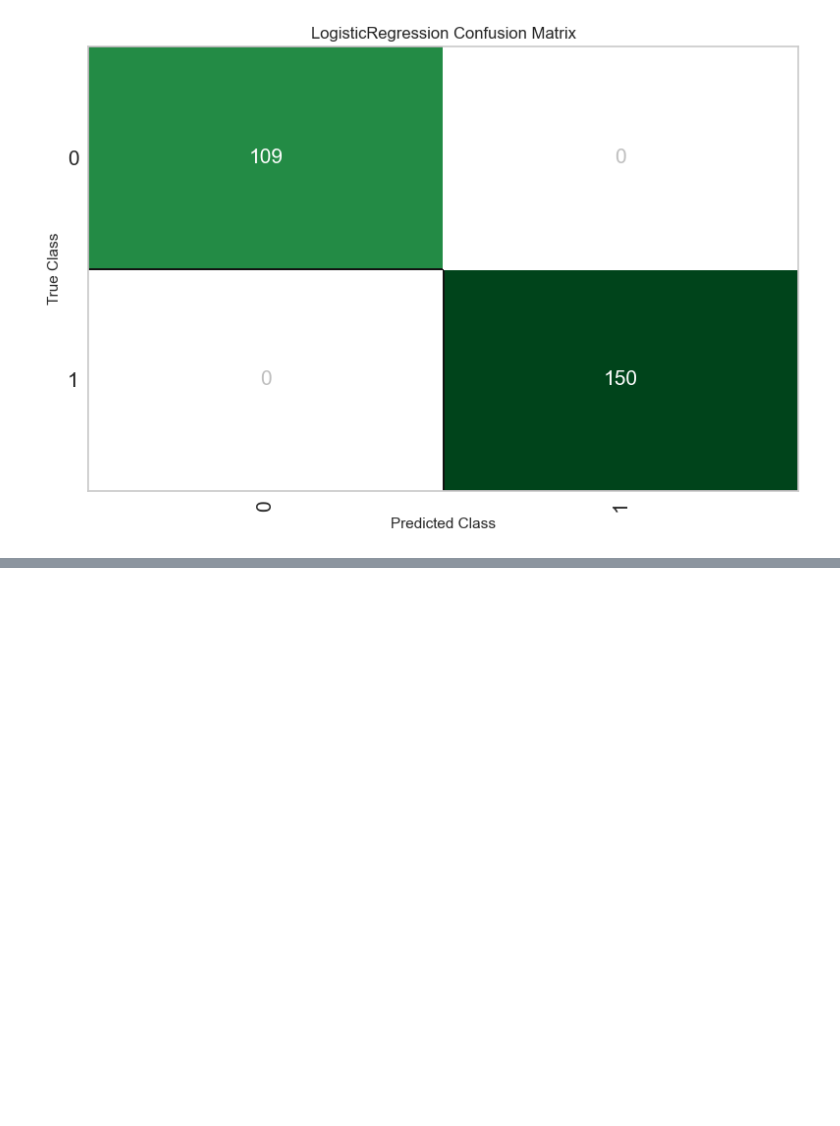
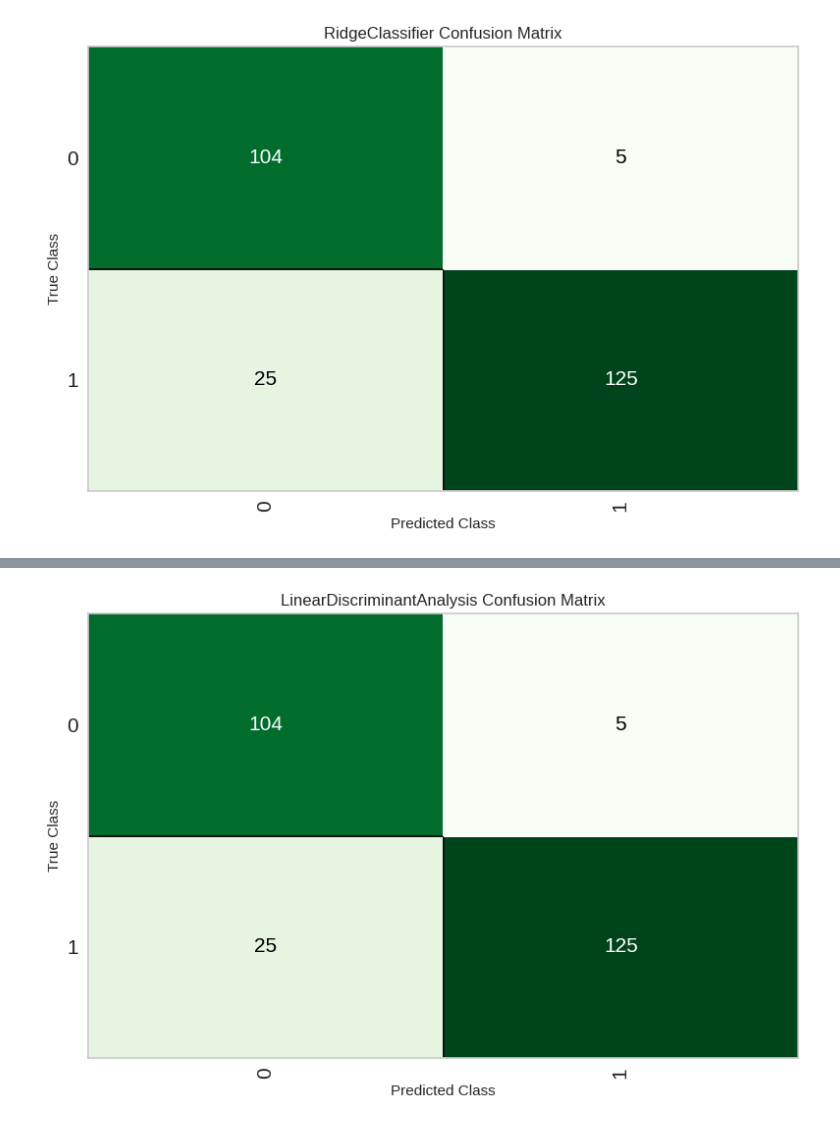
Before and after one commit to torchme/Practice-ML-DEV, a Jupyter notebook: notebooks/research.ipynb, the cells around one changed output, grey strips where cells are left out. Drawn from its saved outputs; the diff is of its cells as text; code cells hidden in the pictures; blank space fills up the shorter version.

```diff
--- a/notebooks/research.ipynb
+++ b/notebooks/research.ipynb
@@ -147,5 +176,5 @@ s = setup(data, target='Grade', session_id=123, use_gpu=True)
 # %%
-best_model = compare_models()
+best_model = compare_models(n_select=3)
 # %% [output]
 [interactive output not drawn]
 |  | Model | Accuracy | AUC | Recall | Prec. | F1 | Kappa | MCC | TT (Sec) |
@@ -168,5 +206,6 @@ best_model = compare_models()
 # %%
-plot_model(best_model, plot = 'confusion_matrix')
+for model in best_model:
+    plot_model(model, plot = 'confusion_matrix')
 # %% [output]
 [interactive output not drawn]
-[figure, old version]
+[figure, new version]
@@ -172,0 +213 @@ plot_model(best_model, plot = 'confusion_matrix')
+[figure, added]
```
Also changed, not shown: parts of 17 cells of this notebook, 24 other files.
